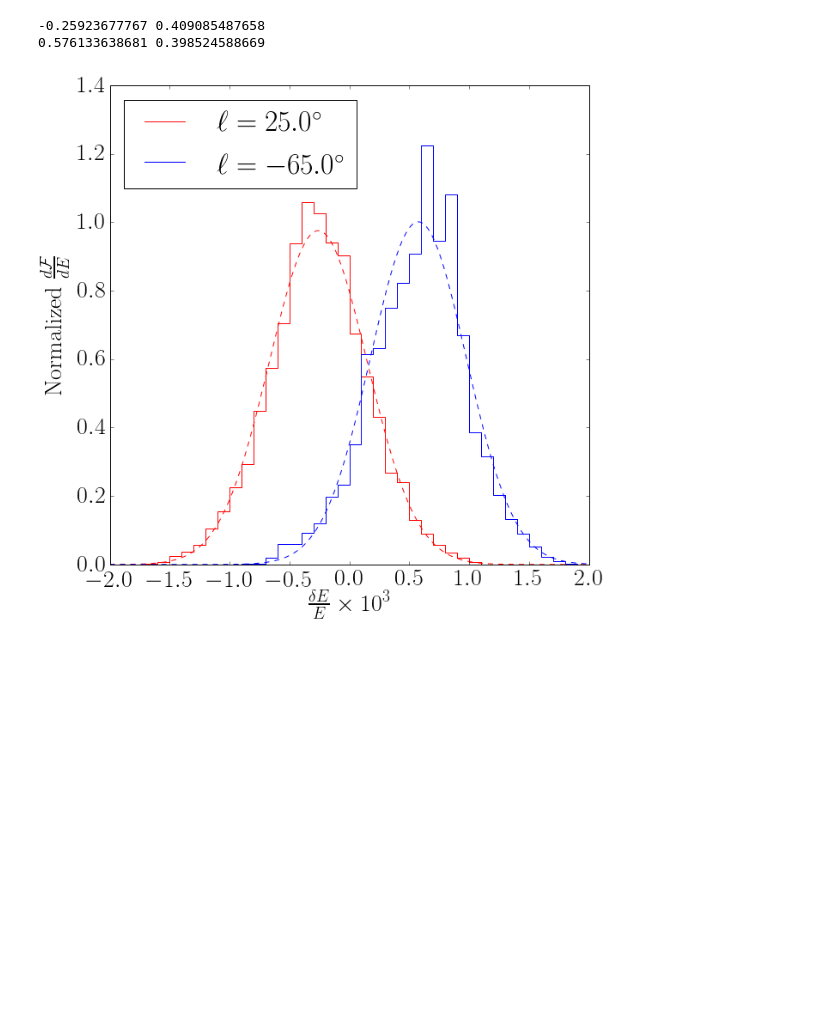
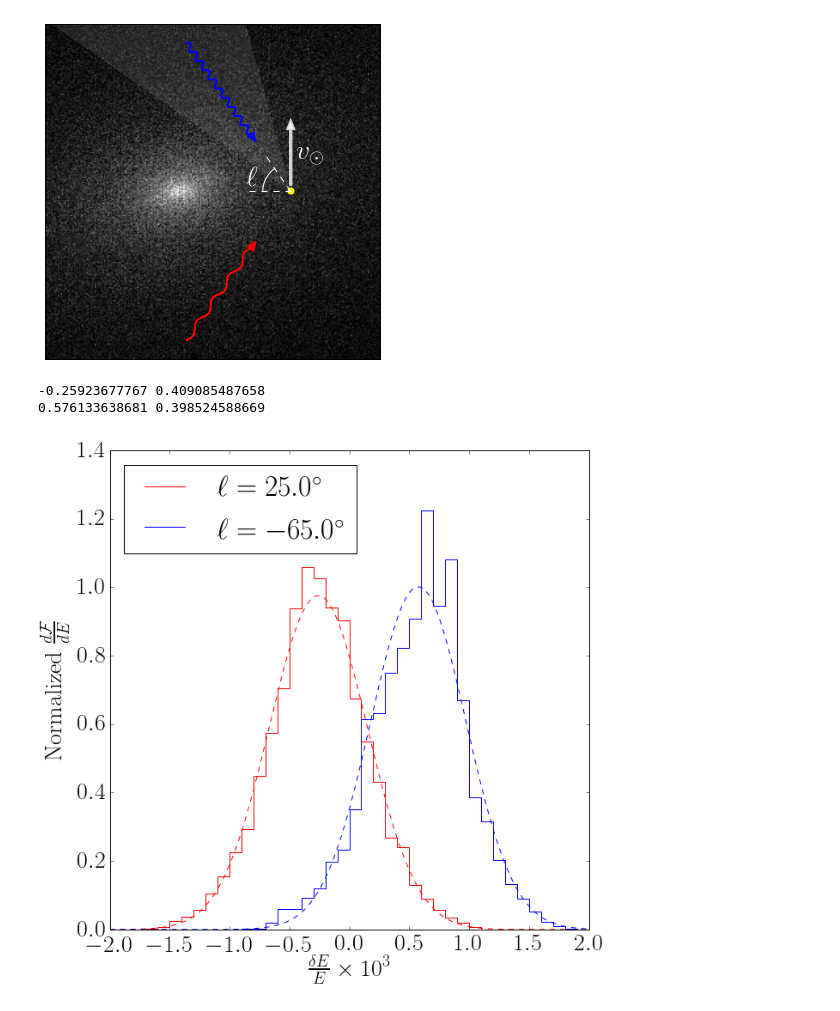
Before and after one commit to ranjanlaha/DMVS, a Jupyter notebook: python/figures.ipynb, the cells around one changed output. Drawn from its saved outputs; the diff is of its cells as text; code cells hidden in the pictures; blank space fills up the shorter version.

```diff
--- a/python/figures.ipynb
+++ b/python/figures.ipynb
@@ -24,19 +10,0 @@ Reading Gadget snapshot /nfs/slac/g/ki/ki21/cosmo/yymao/mw_resims/halos/Halo374/
-# %%
-####### Figure of Halo 374 ########
-fsz = 6
-fig, ax = plt.subplots(1, 1, figsize=(fsz, fsz))
-ran = 275.7
-fpos=rawpos
-# fpos = pos[np.sum(pos**2, axis=1)<ran**2]
-
-hist, xe, ye = np.histogram2d(fpos[:,0], fpos[:,1], bins=256, range=[[-ran, ran], [-ran, ran]])
-imargs = {'cmap': plt.cm.Greys_r, 'origin': 'lower', 'extent': [-ran, ran, -ran, ran]}
-ax.imshow(np.log10(hist), **imargs)
-# ax.imshow(hist, **imargs)
-
-# ax.axis('off')
-ax.get_xaxis().set_ticks([])
-ax.get_yaxis().set_ticks([])
-ax.set_axis_bgcolor('black')
-
-fig.savefig('../img/halo374.png', bbox_inches='tight')
@@ -45,3 +28,70 @@ fig.savefig('../img/halo374.png', bbox_inches='tight')
+# %%
+####### Figure of Halo 374 ########
+fsz = 6
+fig, ax = plt.subplots(1, 1, figsize=(fsz, fsz))
+ran = 12.0 #275.7
+
+# hist, xe, ye = np.histogram2d(pos[:,0], pos[:,1], bins=256, range=[[-0.8*ran, 1.2*ran], [-ran, ran]])
+imargs = {'cmap': plt.cm.Greys_r, 'origin': 'lower', 'extent': [-0.8*ran, 1.2*ran, -ran, ran]}
+# ax.imshow(np.log10(hist), **imargs)
+ax.imshow(hist.T, **imargs)
+
+# diagram of velocity spectroscopy
+rfov = 200.
+rot = -55.
+torad = np.pi/180
+polyverts = np.array([[0.,0.],[-rfov*np.cos((rot-20.0)*torad),-rfov*np.sin((rot-20.0)*torad)],
+                      [-rfov*np.cos((rot+20.0)*torad),-rfov*np.sin((rot+20.0)*torad)]])
+polyverts[:,0] += 8.0
+fov = Polygon(polyverts, lw=0, color='white', alpha=0.1)
+ax.add_patch(fov)
+ax.scatter(8.0, 0.0, facecolor='yellow', s=50, lw=0)
+ax.arrow(8.0, 0.5, 0.0, 4.0, head_width=0.4, head_length=0.5, lw=3, fc='white', ec='white', alpha=0.8)
+ax.text(8.4, 2.0, '$v_\odot$', color='white')
+
+cs = np.cos(rot*torad)
+sn = np.sin(rot*torad)
+
+# arc
+ax.plot([8.0-3, 8.0], [0.0, 0.0], 'w--', lw=1)
+ax.plot([8.0-3*cs, 8.0], [-3*sn, 0.0], 'w--', lw=1)
+ang = np.linspace(0.0, torad*rot, 30)
+ax.plot(8.0-2*np.cos(ang), -2*np.sin(ang), 'w')
+ax.text(4.8, 0.3, '$\ell$', color='white')
+
+# blue arrow
+arad = 5.0
+xpos=np.linspace(0.0, 1.0, 100)
+ypos=0.2*np.sin(10*2*np.pi*xpos)
+xpos *= apos
+xa = -cs*xpos+sn*ypos
+ya = -sn*xpos-cs*ypos
+xa += 8.0-arad*cs
+ya += -sn*arad
+ax.plot(xa, ya, lw=2, c='blue')
+ax.arrow(8.0-arad*cs, -sn*arad, 0.01*cs, 0.01*sn, head_width=0.5, head_length=0.6, lw=2, fc='blue', ec='blue', alpha=0.8)
+
+# red arrow
+xpos=np.linspace(0.0, 1.0, 100)
+ypos=0.2*np.sin(4*2*np.pi*xpos)
+xpos *= apos
+xa = -cs*xpos+sn*ypos
+ya = sn*xpos+cs*ypos
+xa += 8.0-arad*cs
+ya += sn*arad
+ax.plot(xa, ya, lw=2, c='red')
+ax.arrow(8.0-arad*cs, sn*arad, 0.01*cs, -0.01*sn, head_width=0.5, head_length=0.6, lw=2, fc='red', ec='red', alpha=0.8)
+
+# ax.axis('off')
+ax.set_xlim(-0.8*ran, 1.2*ran)
+ax.set_ylim(-ran, ran)
+ax.get_xaxis().set_ticks([])
+ax.get_yaxis().set_ticks([])
+ax.set_axis_bgcolor('black')
+
+# fig.savefig('../img/vspec_diagram.png', bbox_inches='tight')
+# %% [output]
+[figure, added]
 # %%
 ###### comparison of line profile hitograsms to Gaussian models ########
 fig, ax = plt.subplots(1, 1, figsize=(10, 10))
```
Also changed, not shown: parts of 8 cells of this notebook, 1 other file.
